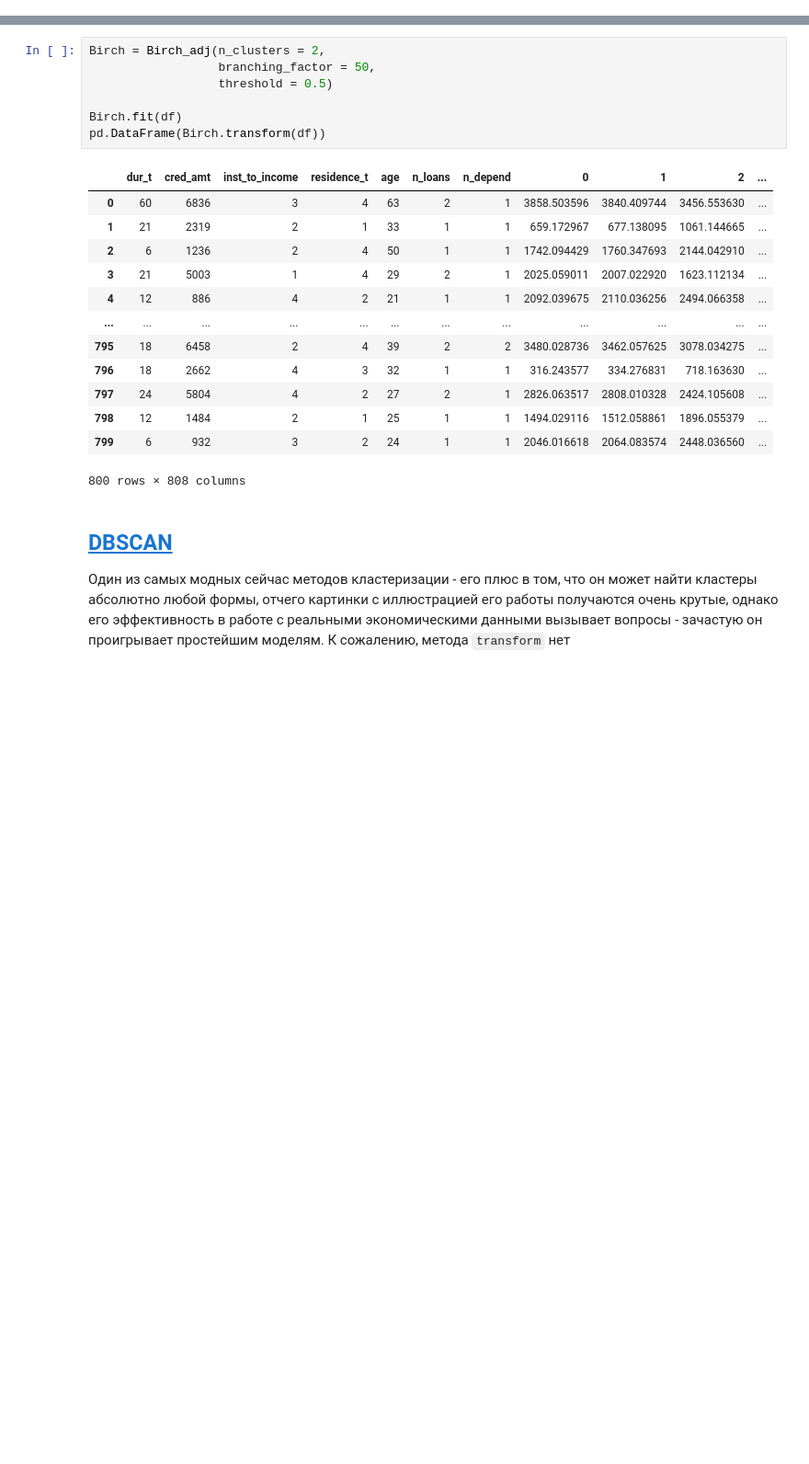
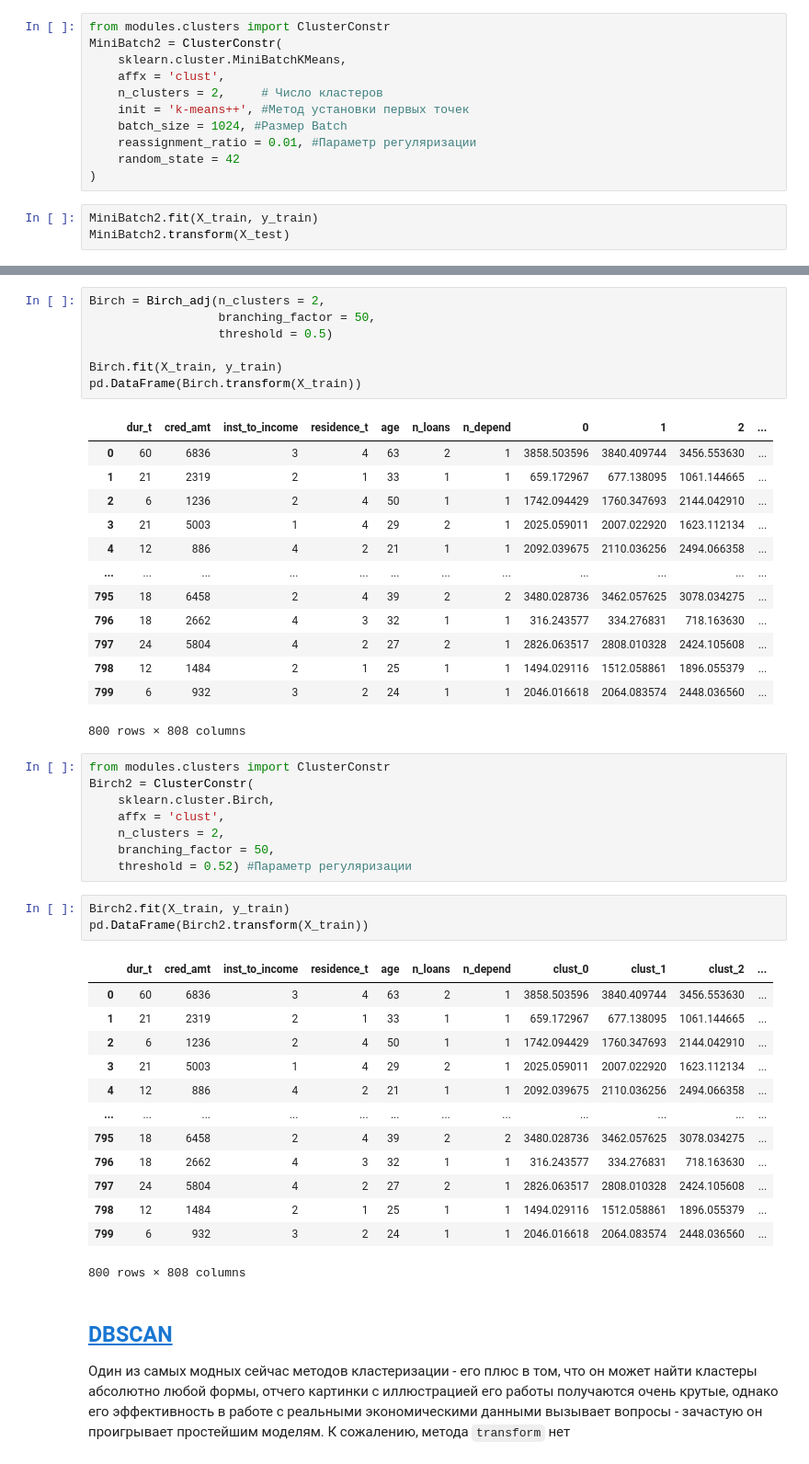
Before and after one commit to uasek/credit_scoring_project, a Jupyter notebook: checks/Clustering.ipynb, the cells around one changed output, grey strips where cells are left out. Shown at 92% size. Saved outputs shown, nothing was run; the diff lists cells and outputs as text; blank space fills up the shorter version.

```diff
--- a/checks/Clustering.ipynb
+++ b/checks/Clustering.ipynb
@@ -120 +178,15 @@ pd.DataFrame(MiniBatch.transform(df))
 800 rows × 10 columns
+# %%
+from modules.clusters import ClusterConstr
+MiniBatch2 = ClusterConstr(
+    sklearn.cluster.MiniBatchKMeans,
+    affx = 'clust',
+    n_clusters = 2,     # Число кластеров
+    init = 'k-means++', #Метод установки первых точек
+    batch_size = 1024, #Размер Batch
+    reassignment_ratio = 0.01, #Параметр регуляризации
+    random_state = 42
+)
+# %%
+MiniBatch2.fit(X_train, y_train)
+MiniBatch2.transform(X_test)
@@ -146,8 +232,8 @@ Birch = Birch_adj(n_clusters = 2,
                   branching_factor = 50,
                   threshold = 0.5)
 
-Birch.fit(df)
-pd.DataFrame(Birch.transform(df))
+Birch.fit(X_train, y_train)
+pd.DataFrame(Birch.transform(X_train))
 # %% [output]
 |  | dur_t | cred_amt | inst_to_income | residence_t | age | n_loans | n_depend | 0 | 1 | 2 | ... |
 | 0 | 60 | 6836 | 3 | 4 | 63 | 2 | 1 | 3858.503596 | 3840.409744 | 3456.553630 | ... |
@@ -162,6 +248,31 @@ pd.DataFrame(Birch.transform(df))
 | 798 | 12 | 1484 | 2 | 1 | 25 | 1 | 1 | 1494.029116 | 1512.058861 | 1896.055379 | ... |
 | 799 | 6 | 932 | 3 | 2 | 24 | 1 | 1 | 2046.016618 | 2064.083574 | 2448.036560 | ... |
 800 rows × 808 columns
+# %%
+from modules.clusters import ClusterConstr
+Birch2 = ClusterConstr(
+    sklearn.cluster.Birch,
+    affx = 'clust',
+    n_clusters = 2,
+    branching_factor = 50,
+    threshold = 0.52) #Параметр регуляризации
+# %%
+Birch2.fit(X_train, y_train)
+pd.DataFrame(Birch2.transform(X_train))
+# %% [output]
+|  | dur_t | cred_amt | inst_to_income | residence_t | age | n_loans | n_depend | clust_0 | clust_1 | clust_2 | ... |
+| 0 | 60 | 6836 | 3 | 4 | 63 | 2 | 1 | 3858.503596 | 3840.409744 | 3456.553630 | ... |
+| 1 | 21 | 2319 | 2 | 1 | 33 | 1 | 1 | 659.172967 | 677.138095 | 1061.144665 | ... |
+| 2 | 6 | 1236 | 2 | 4 | 50 | 1 | 1 | 1742.094429 | 1760.347693 | 2144.042910 | ... |
+| 3 | 21 | 5003 | 1 | 4 | 29 | 2 | 1 | 2025.059011 | 2007.022920 | 1623.112134 | ... |
+| 4 | 12 | 886 | 4 | 2 | 21 | 1 | 1 | 2092.039675 | 2110.036256 | 2494.066358 | ... |
+| ... | ... | ... | ... | ... | ... | ... | ... | ... | ... | ... | ... |
+| 795 | 18 | 6458 | 2 | 4 | 39 | 2 | 2 | 3480.028736 | 3462.057625 | 3078.034275 | ... |
+| 796 | 18 | 2662 | 4 | 3 | 32 | 1 | 1 | 316.243577 | 334.276831 | 718.163630 | ... |
+| 797 | 24 | 5804 | 4 | 2 | 27 | 2 | 1 | 2826.063517 | 2808.010328 | 2424.105608 | ... |
+| 798 | 12 | 1484 | 2 | 1 | 25 | 1 | 1 | 1494.029116 | 1512.058861 | 1896.055379 | ... |
+| 799 | 6 | 932 | 3 | 2 | 24 | 1 | 1 | 2046.016618 | 2064.083574 | 2448.036560 | ... |
+800 rows × 808 columns
 # %% [markdown]
 ## [DBSCAN](https://scikit-learn.org/stable/modules/generated/sklearn.cluster.DBSCAN.html#sklearn.cluster.DBSCAN)
 
```
Also changed, not shown: parts of 11 cells of this notebook, 4 other files.
